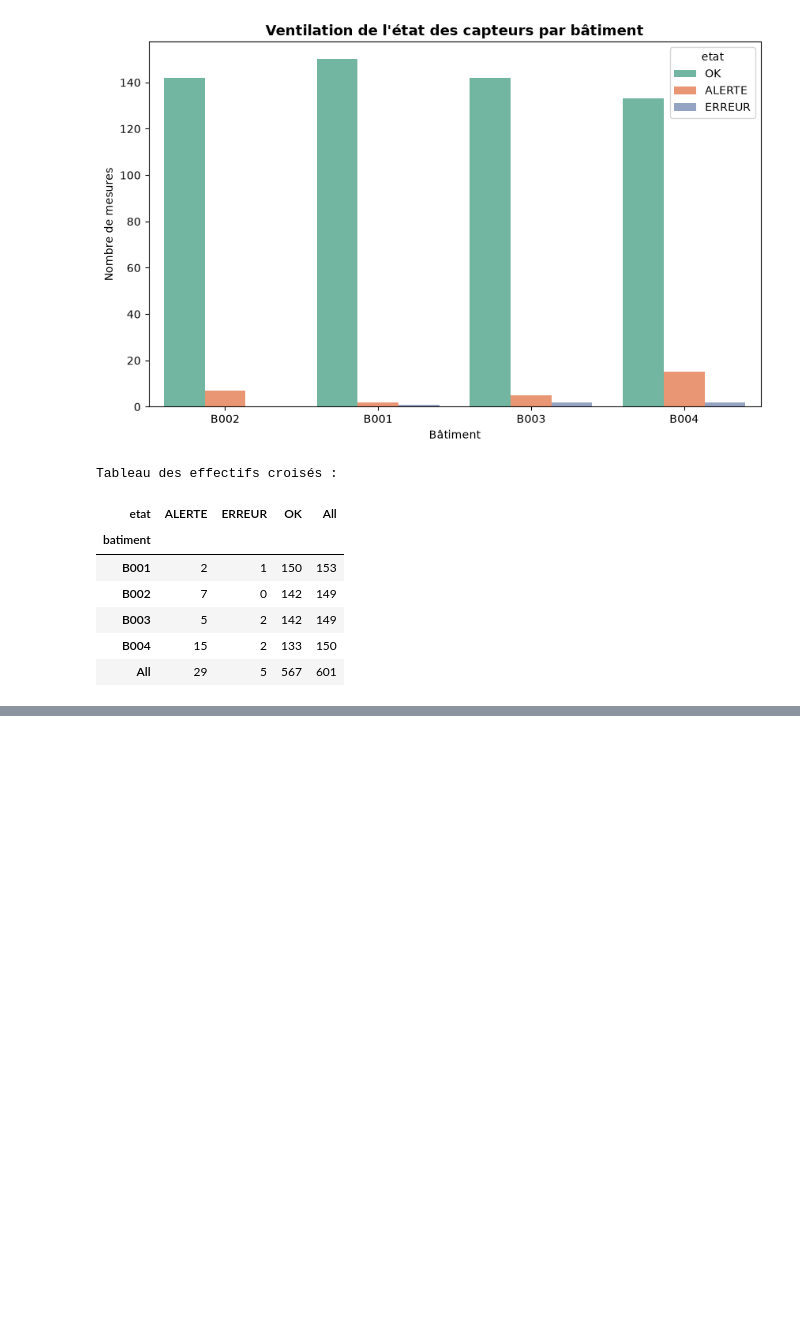
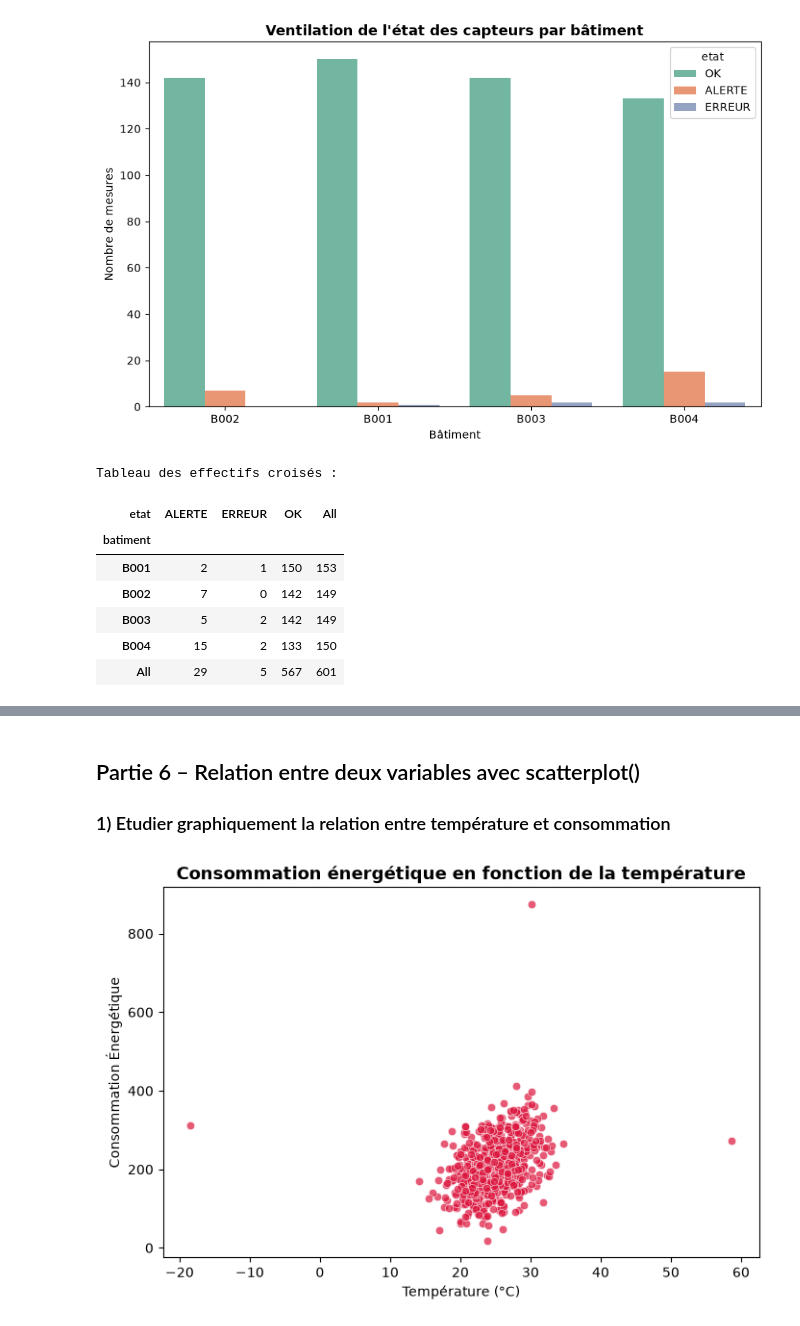
Before and after one commit to DIOPBARHAM/atelier_seaborn_iot, a Jupyter notebook: notebooks/atelier_seaborn_iot.ipynb, the cells around one changed output, grey strips where cells are left out. Saved outputs shown, nothing was run; the diff lists cells and outputs as text; code cells hidden in the pictures; blank space fills up the shorter version.

Commit message:
Partie 6 – Relation entre deux variables avec scatterplot() 1) Etudier graphiquement la relation entre température et consommation

```diff
--- a/notebooks/atelier_seaborn_iot.ipynb
+++ b/notebooks/atelier_seaborn_iot.ipynb
@@ -301,0 +305,15 @@ Tableau des effectifs croisés :
+# %% [markdown]
+## Partie 6 – Relation entre deux variables avec scatterplot()
+### 1) Etudier graphiquement la relation entre température et consommation
+# %%
+plt.figure(figsize=(8, 5))
+
+# Nuage de points classique entre deux variables réelles
+sns.scatterplot(data=df, x='temperature', y='consommation', color='crimson', alpha=0.7)
+
+plt.title("Consommation énergétique en fonction de la température", fontsize=13, fontweight='bold')
+plt.xlabel("Température (°C)")
+plt.ylabel("Consommation Énergétique")
+plt.show()
+# %% [output]
+[figure, added]
```
Also changed, not shown: parts of 2 cells of this notebook.
